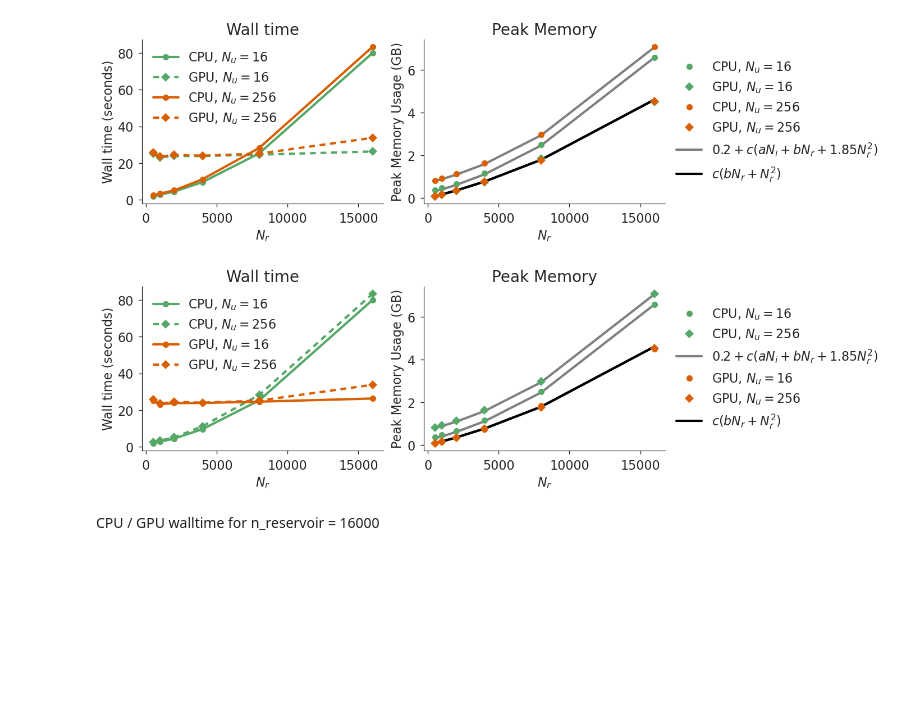
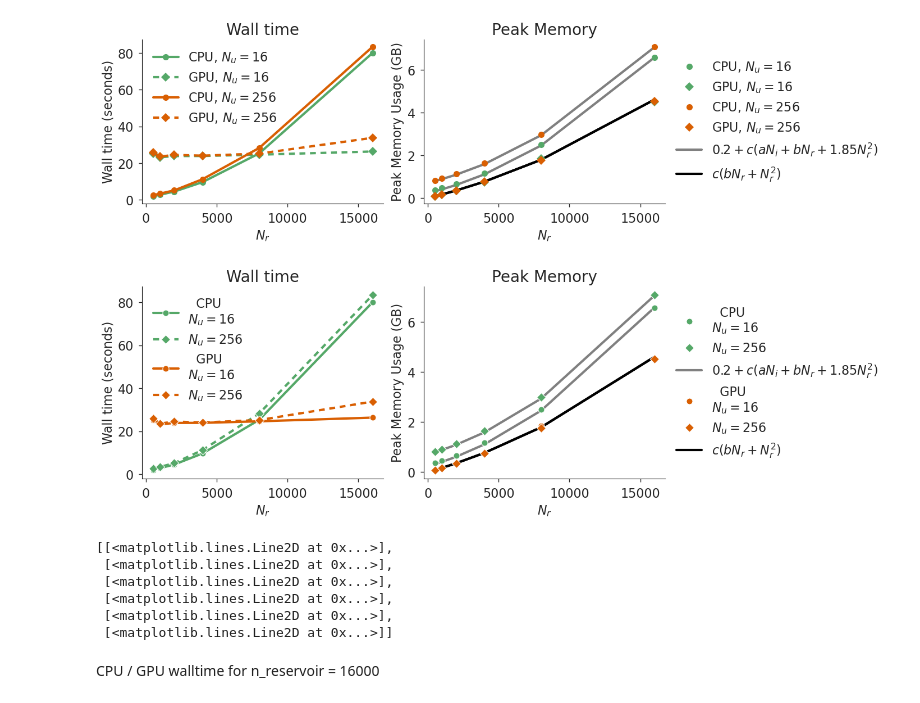
Before and after one commit to timothyas/xesn, a Jupyter notebook: scaling/plot_scaling.ipynb, the cells around one changed output. Drawn from its saved outputs; the diff is of its cells as text; code cells hidden in the pictures; blank space fills up the shorter version.

Commit message:
another figure iteration

```diff
--- a/scaling/plot_scaling.ipynb
+++ b/scaling/plot_scaling.ipynb
@@ -272,15 +294,19 @@ plt.show(fig)
 # %%
-fig, axs = plt.subplots(1,2, figsize=(14,4), constrained_layout=True)
+fig, axs = plt.subplots(1,2, figsize=(14,4.5), constrained_layout=True)
 
 kwc = {
     "lw": 3,
     "markersize": 8,
     "color": "C0",
+    "markeredgecolor": "white",
+    "markeredgewidth": .8,
 }
 kwg = {
     "lw": 3,
     "markersize": 8,
     "color": "C1",
+    "markeredgecolor": "white",
+    "markeredgewidth": .8,
 }
 lsg = (0, (2.5,2))
 empirical_kw = {
@@ -293,8 +319,8 @@ empirical_kw = {
 for i, (ni, max_mem, gmax_mem, ls, marker) in enumerate(
     zip(ds.n_input.values, [mds.max_memory[:6], mds.max_memory[6:]], [gmem16, gmem256], ["-", lsg], ["o", "D"])
 ):
-    kwc["label"] = f"CPU, $N_u = {ni}$"
-    kwg["label"] = f"GPU, $N_u = {ni}$"
+    kwc["label"] = f"  CPU\n$N_u = {ni}$" if ni == 16 else f"$N_u = {ni}$"
+    kwg["label"] = f"  GPU\n$N_u = {ni}$" if ni == 16 else f"$N_u = {ni}$"
     probsize_kw = {
         "ls": ls,
         "marker": marker,
@@ -314,39 +340,48 @@ for i, (ni, max_mem, gmax_mem, ls, marker) in enumerate(
 for i, (ni, max_mem, gmax_mem, ls, marker) in enumerate(
     zip(ds.n_input.values, [mds.max_memory[:6], mds.max_memory[6:]], [gmem16, gmem256], ["-", lsg], ["o", "D"])
 ):
-    kwc["label"] = f"CPU, $N_u = {ni}$"
-    kwg["label"] = f"GPU, $N_u = {ni}$"
+    kwc["label"] = f"  CPU\n$N_u = {ni}$" if ni == 16 else f"$N_u = {ni}$"
+    kwg["label"] = f"  GPU\n$N_u = {ni}$" if ni == 16 else f"$N_u = {ni}$"
     probsize_kw = {
         "ls": ls,
         "marker": marker,
     }
     gds.sel(n_input=ni).walltime.plot(ax=axs[0], **probsize_kw, **kwg)
     axs[1].plot(gds.n_reservoir, gmax_mem/1024, ls="", marker=marker,**kwg)
 
     # empirical curves
     axs[1].plot(
         ds.n_reservoir,
         gestimated_memory(ds.n_reservoir),
         color="black",
         label=r"$c (b N_r + N_r^2)$" if ni==256 else None,
         **empirical_kw,
     )
 
 for ax in axs:
     ax.set(xlabel=r"$N_r$")
 axs[0].set(title="Wall time", ylabel="Wall time (seconds)")
 axs[1].set(title="Peak Memory", ylabel="Peak Memory Usage (GB)")
 
 axs[0].legend(
 )
 axs[1].legend(
     bbox_to_anchor=(1,.5),
     loc="center left",
 )
 plt.show(fig)
 fig.savefig("eager-scaling.pdf", bbox_inches="tight")
 # %% [output]
-[figure, old version]
+[figure, new version]
+# %%
+cpulist
+# %% [output]
+[[<matplotlib.lines.Line2D at 0x...>],
+ [<matplotlib.lines.Line2D at 0x...>],
+ [<matplotlib.lines.Line2D at 0x...>],
+ [<matplotlib.lines.Line2D at 0x...>],
+ [<matplotlib.lines.Line2D at 0x...>],
+ [<matplotlib.lines.Line2D at 0x...>]]
 # %% [markdown]
 CPU / GPU walltime for n_reservoir = 16000
 # %%
```
Also changed, not shown: parts of 3 cells of this notebook, 2 other files.
